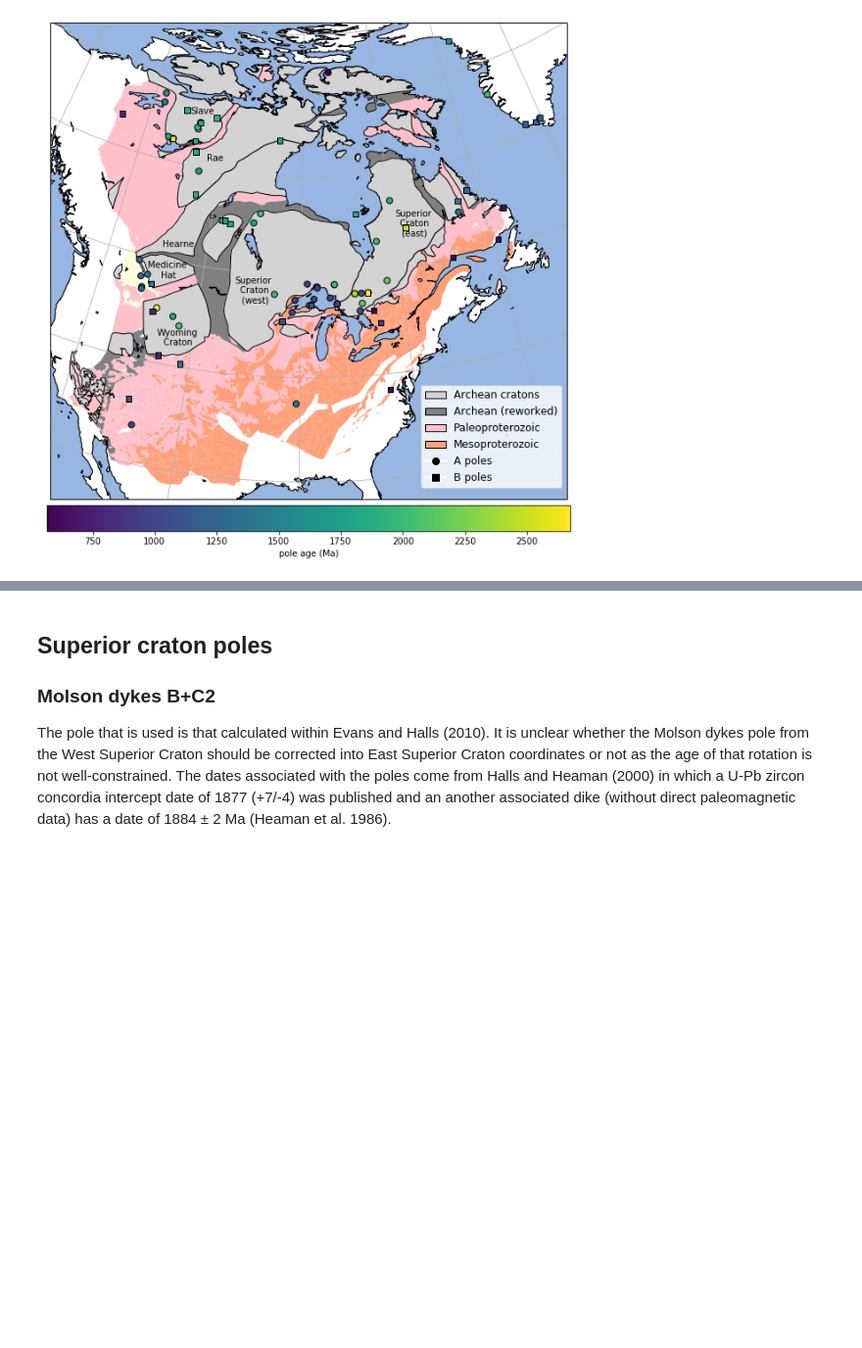
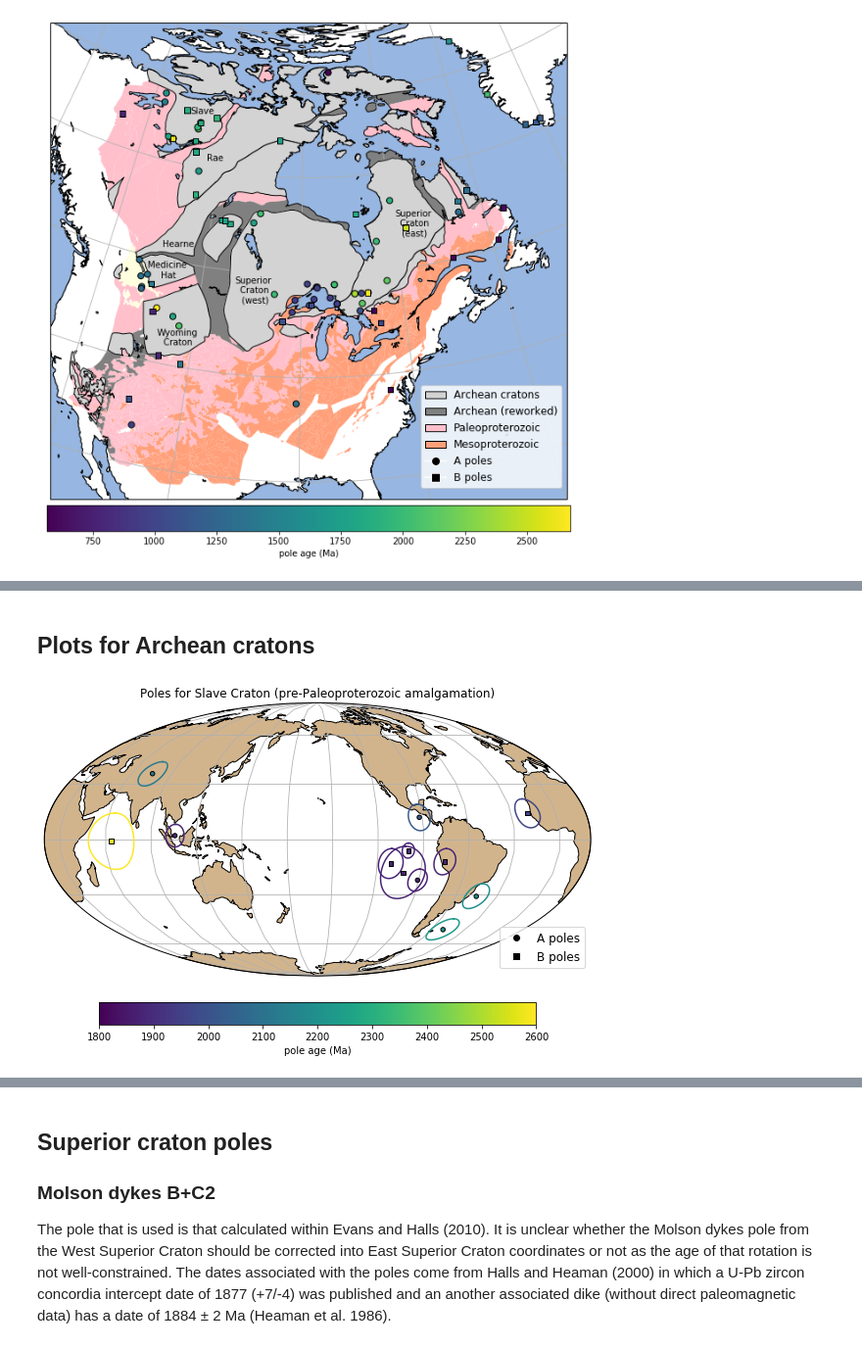
Before and after one commit to Swanson-Hysell-Group/Laurentia_Paleogeography, a Jupyter notebook: figures_analysis.ipynb, the cells around one changed output, grey strips where cells are left out. Shown at 98% size. Saved outputs shown, nothing was run; the diff lists cells and outputs as text; code cells hidden in the pictures; blank space fills up the shorter version.

```diff
--- a/figures_analysis.ipynb
+++ b/figures_analysis.ipynb
@@ -242,0 +346,20 @@ plt.show()
+# %% [markdown]
+## Plots for Archean cratons
+# %%
+map_axis = ipmag.make_mollweide_map(central_longitude=200,figsize=(10,10))
+ipmag.plot_poles_colorbar(map_axis,Laur_Slave_poles_A_plon,Laur_Slave_poles_A_plat,Laur_Slave_poles_A_a95,
+                          Laur_Slave_poles_A_age,1800,2600,marker='o',colorbar=False)
+ipmag.plot_poles_colorbar(map_axis,Laur_Slave_poles_B_plon,Laur_Slave_poles_B_plat,Laur_Slave_poles_B_a95,
+                          Laur_Slave_poles_B_age,1800,2600,marker='s')
+plt.title('Poles for Slave Craton (pre-Paleoproterozoic amalgamation)')
+legend_elements = [Line2D([0], [0], marker='o', color='w', label='A poles',
+                          markerfacecolor='k', markersize=8),
+                   Line2D([0], [0], marker='s', color='w', label='B poles',
+                          markerfacecolor='k', markersize=8)]
+
+plt.legend(handles=legend_elements, loc='upper right',
+           bbox_to_anchor=(1,0.2), fancybox=True, fontsize = 12)
+plt.savefig('./Figures/Laurentia_Slave_poles.pdf')
+plt.show()
+# %% [output]
+[figure, added]
```
Also changed, not shown: parts of 12 cells of this notebook, 5 other files.
